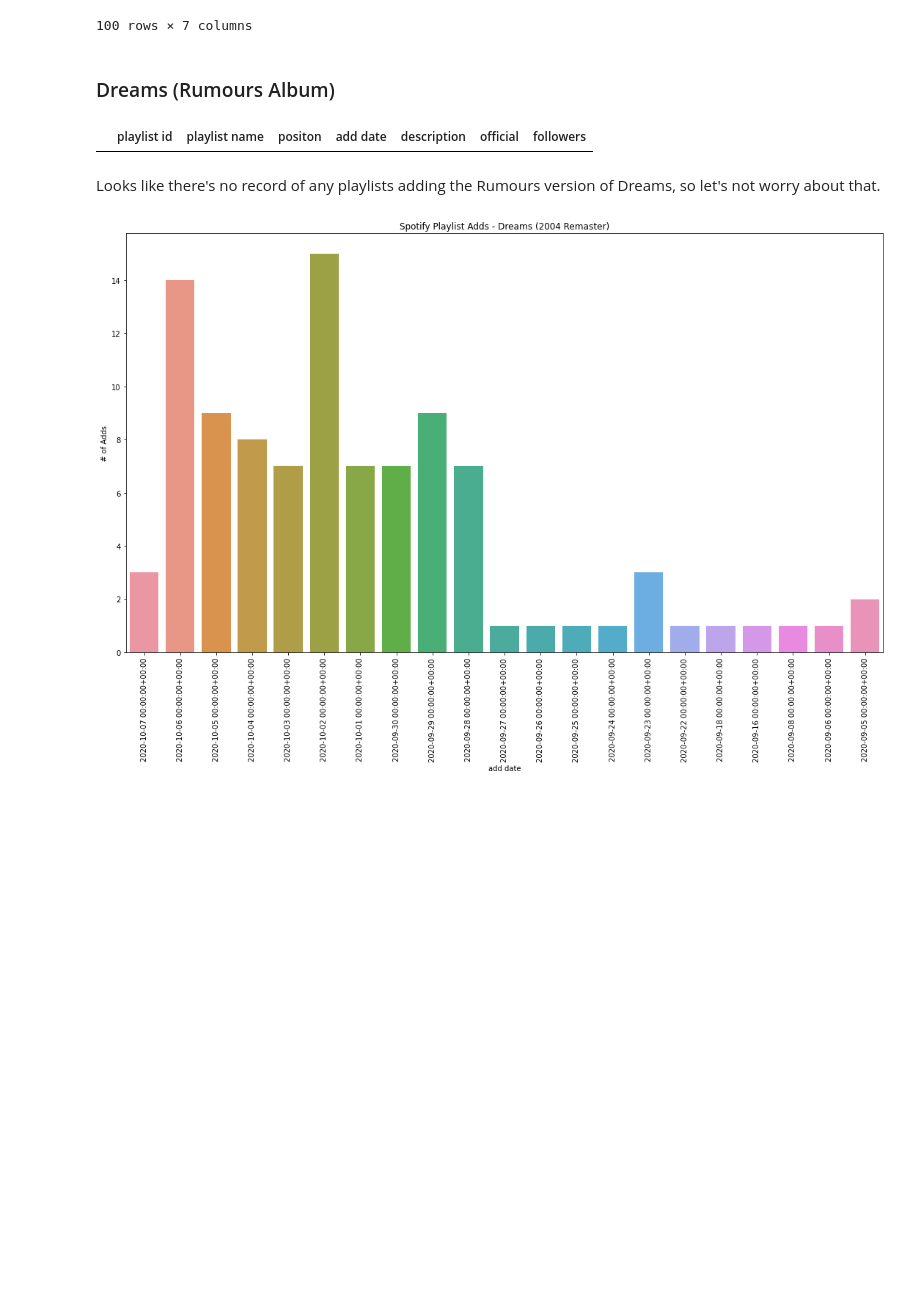
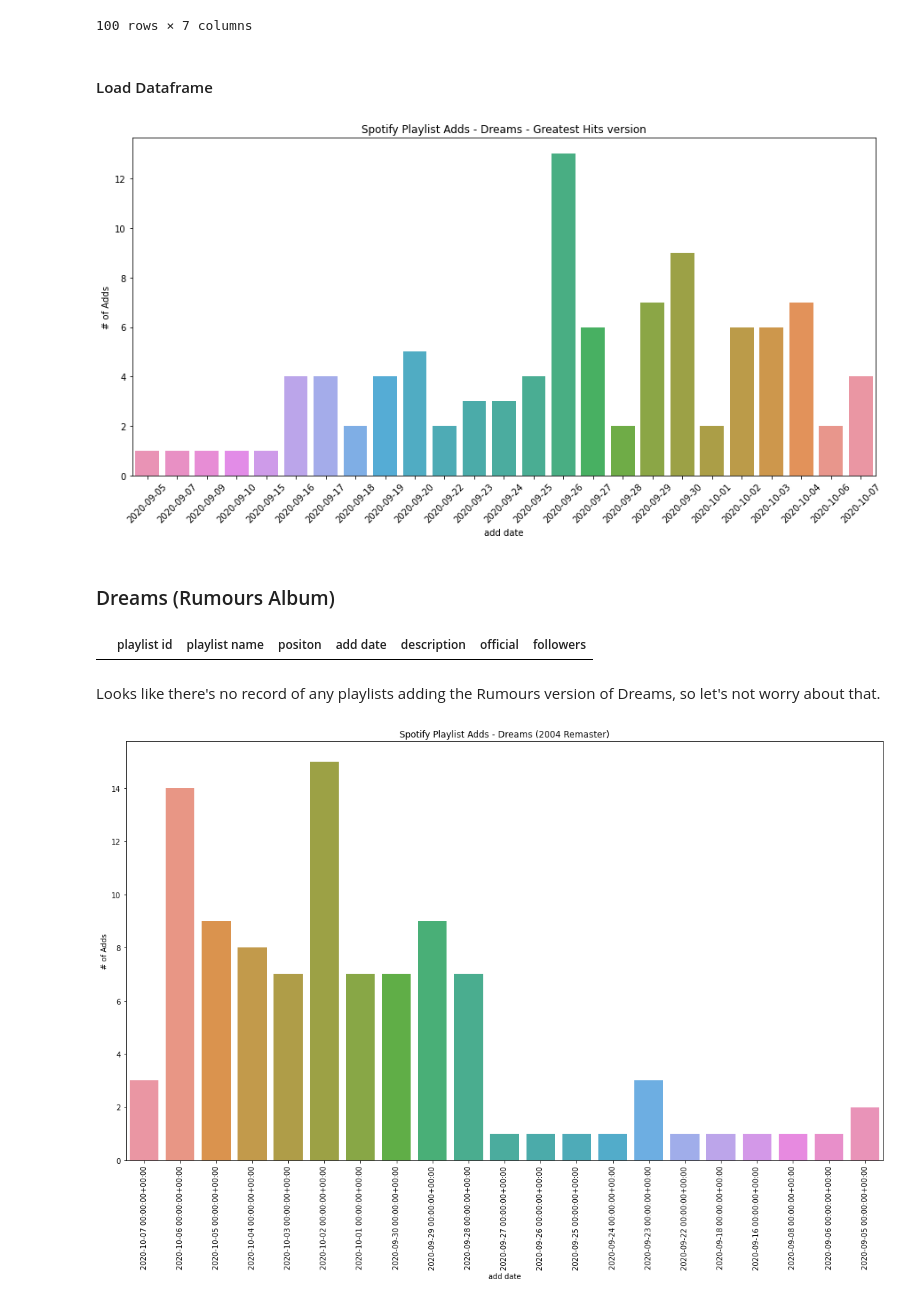
Before and after one commit to jacksonbull87/tiktok-dreams, a Jupyter notebook: tiktok dreams workbook.ipynb, the cells around one changed output. Cells and saved outputs as stored; diff of their text form; code cells hidden in the pictures; blank space fills up the shorter version.

Commit message:
created playlist add trend visualization for dreams greatest hits version

```diff
--- a/tiktok dreams workbook.ipynb
+++ b/tiktok dreams workbook.ipynb
@@ -181,6 +200,28 @@ playlists_dreamsgreatesthits
 | 98 | 0Xi527A8PH30qJzvc2XWcX | 70's, 80's, 90's Super Hits | 474 | 2020-09-07T00:00:00.000Z |  | False | 123 |
 | 99 | 3BFlGH7ZYSJKukpG6jpC6l | Polar Bear Bar | 200 | 2020-09-05T00:00:00.000Z |  | False | 23 |
 100 rows × 7 columns
+# %% [markdown]
+#### Load Dataframe
+# %%
+playlists_dreamsgreatesthits = pd.read_csv('data/dreamsgreatesthits_spotplayl.csv', index_col=0)
+# playlists_dreamsgreatesthits
+# %%
+#convert fatetime series to just year-month-day format
+playlists_dreamsgreatesthits['add date'] = pd.to_datetime(playlists_dreamsgreatesthits['add date'])
+playlists_dreamsgreatesthits['add date'] = playlists_dreamsgreatesthits['add date'].dt.date
+# playlists_dreamsgreatesthits['add date']
+# %%
+#Let's visualize how many times the track was added to playlists
+plot=sns.countplot(x=playlists_dreamsgreatesthits['add date'])
+plot.set_xticklabels(plot.get_xticklabels(), rotation=45);
+plt.title("Spotify Playlist Adds - Dreams - Greatest Hits version")
+plt.ylabel("# of Adds")
+plot.invert_xaxis()
+fig = plt.gcf()
+fig.set_size_inches(15, 7)
+plt.savefig('images/spotify_playlistadds_dreamsgrreatesthits.png')
+# %% [output]
+[figure, added]
 # %% [markdown]
 ### Dreams (Rumours Album)
 # %%
```
Also changed, not shown: parts of 1 cell of this notebook, 1 other file.
